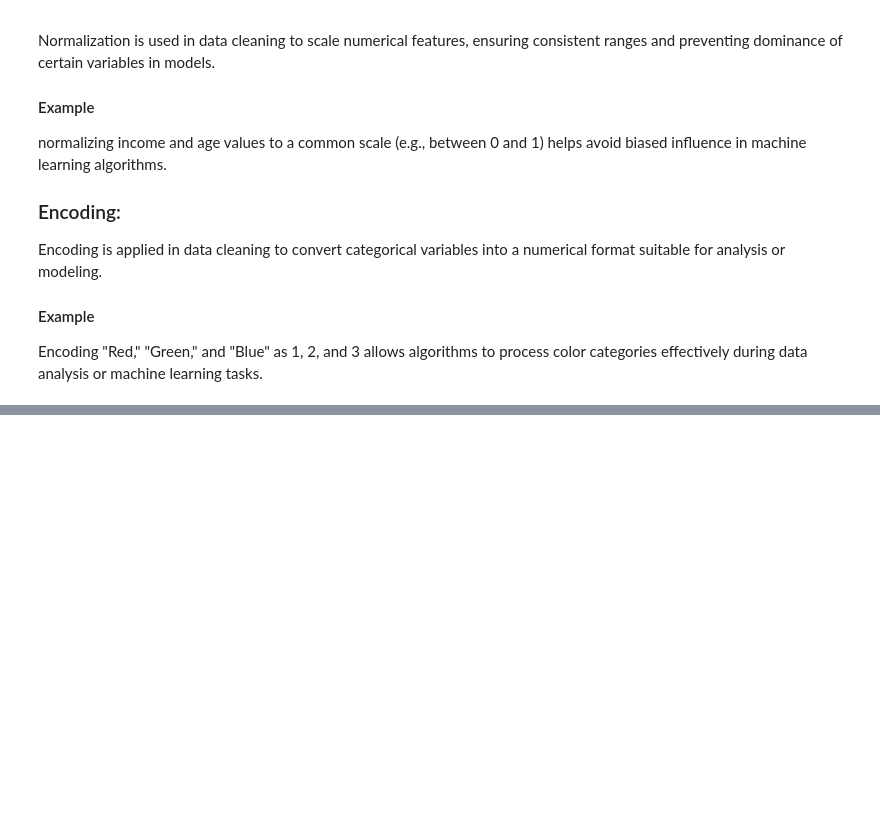
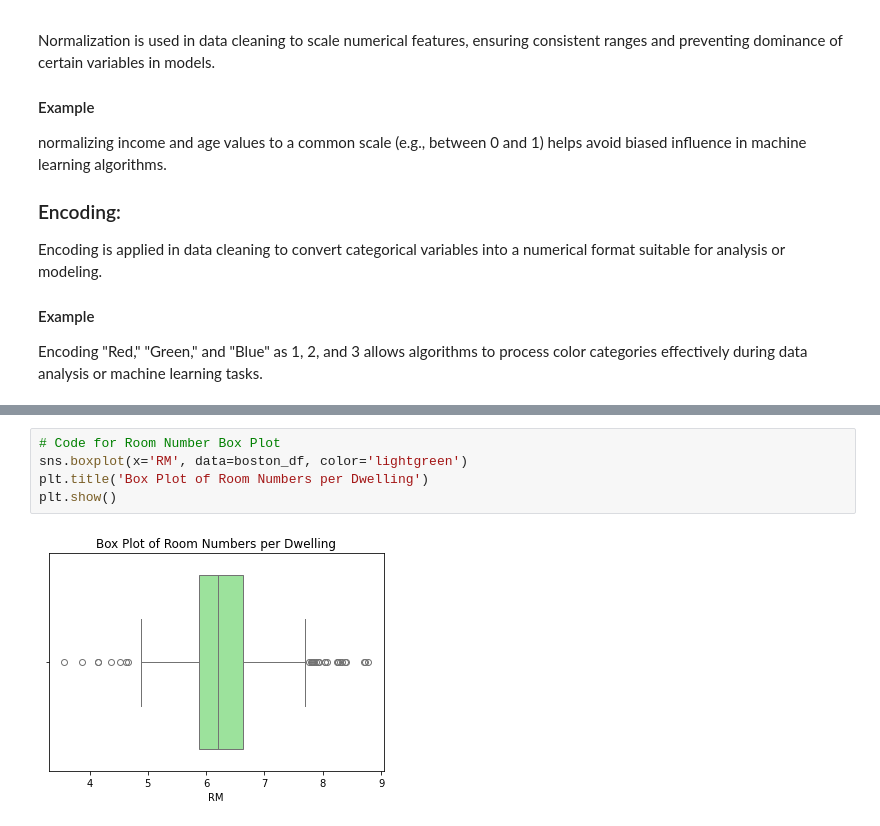
Before and after one commit to akashvarun10/INFO-7390-Coursework, a Jupyter notebook: Understanding Data/Understanding Data.ipynb, the cells around one changed output, grey strips where cells are left out. Saved outputs shown, nothing was run; the diff lists cells and outputs as text; blank space fills up the shorter version.

```diff
--- a/Understanding Data/Understanding Data.ipynb
+++ b/Understanding Data/Understanding Data.ipynb
@@ -190,0 +370,7 @@ Encoding is applied in data cleaning to convert categorical variables into a num
+# %%
+# Code for Room Number Box Plot
+sns.boxplot(x='RM', data=boston_df, color='lightgreen')
+plt.title('Box Plot of Room Numbers per Dwelling')
+plt.show()
+# %% [output]
+[figure, added]
```
Also changed, not shown: parts of 42 cells of this notebook, 1 other file.
